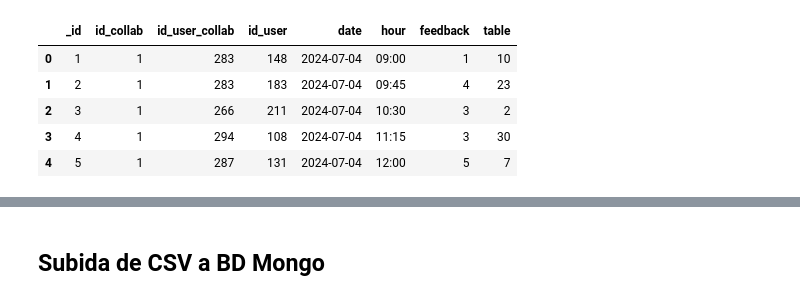
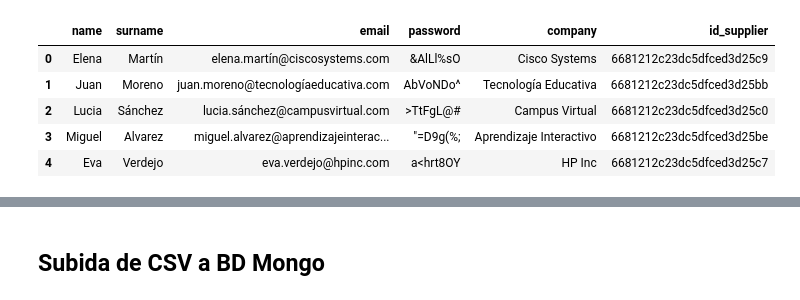
Before and after one commit to vjnoguera/Desafio_tripulaciones, a Jupyter notebook: notebooks/db_mongo_DT.ipynb, the cells around one changed output, grey strips where cells are left out. Drawn from its saved outputs; the diff is of its cells as text; code cells hidden in the pictures.

```diff
--- a/notebooks/db_mongo_DT.ipynb
+++ b/notebooks/db_mongo_DT.ipynb
@@ -19,10 +143,10 @@ df_events.head()
 # %%
-df_meetings = pd.read_csv("../data/MEETINGS.csv")
-df_meetings.head()
+# df_users = pd.read_csv("../data/USERS.csv")
+# df_users.head()
 # %% [output]
-|  | _id | id_collab | id_user_collab | id_user | date | hour | feedback | table |
-| 0 | 1 | 1 | 283 | 148 | 2024-07-04 | 09:00 | 1 | 10 |
-| 1 | 2 | 1 | 283 | 183 | 2024-07-04 | 09:45 | 4 | 23 |
-| 2 | 3 | 1 | 266 | 211 | 2024-07-04 | 10:30 | 3 | 2 |
-| 3 | 4 | 1 | 294 | 108 | 2024-07-04 | 11:15 | 3 | 30 |
-| 4 | 5 | 1 | 287 | 131 | 2024-07-04 | 12:00 | 5 | 7 |
+|  | name | surname | email | password | company | id_supplier |
+| 0 | Elena | Martín | elena.martín@ciscosystems.com | &AlLl%sO | Cisco Systems | 6681212c23dc5dfced3d25c9 |
+| 1 | Juan | Moreno | juan.moreno@tecnologíaeducativa.com | AbVoNDo^ | Tecnología Educativa | 6681212c23dc5dfced3d25bb |
+| 2 | Lucia | Sánchez | lucia.sánchez@campusvirtual.com | >TtFgL@# | Campus Virtual | 6681212c23dc5dfced3d25c0 |
+| 3 | Miguel | Alvarez | miguel.alvarez@aprendizajeinterac... | "=D9g(%; | Aprendizaje Interactivo | 6681212c23dc5dfced3d25be |
+| 4 | Eva | Verdejo | eva.verdejo@hpinc.com | a<hrt8OY | HP Inc | 6681212c23dc5dfced3d25c7 |
```
Also changed, not shown: parts of 72 cells of this notebook, 17 other files.
